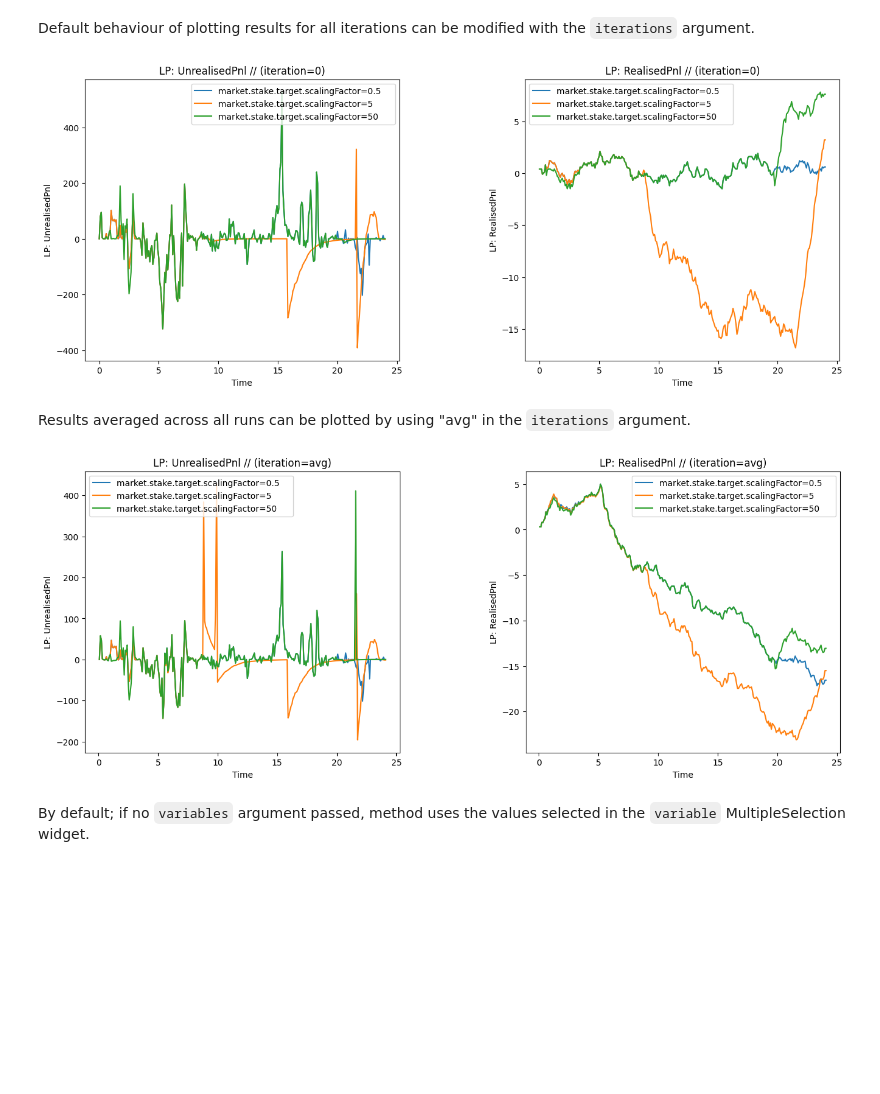
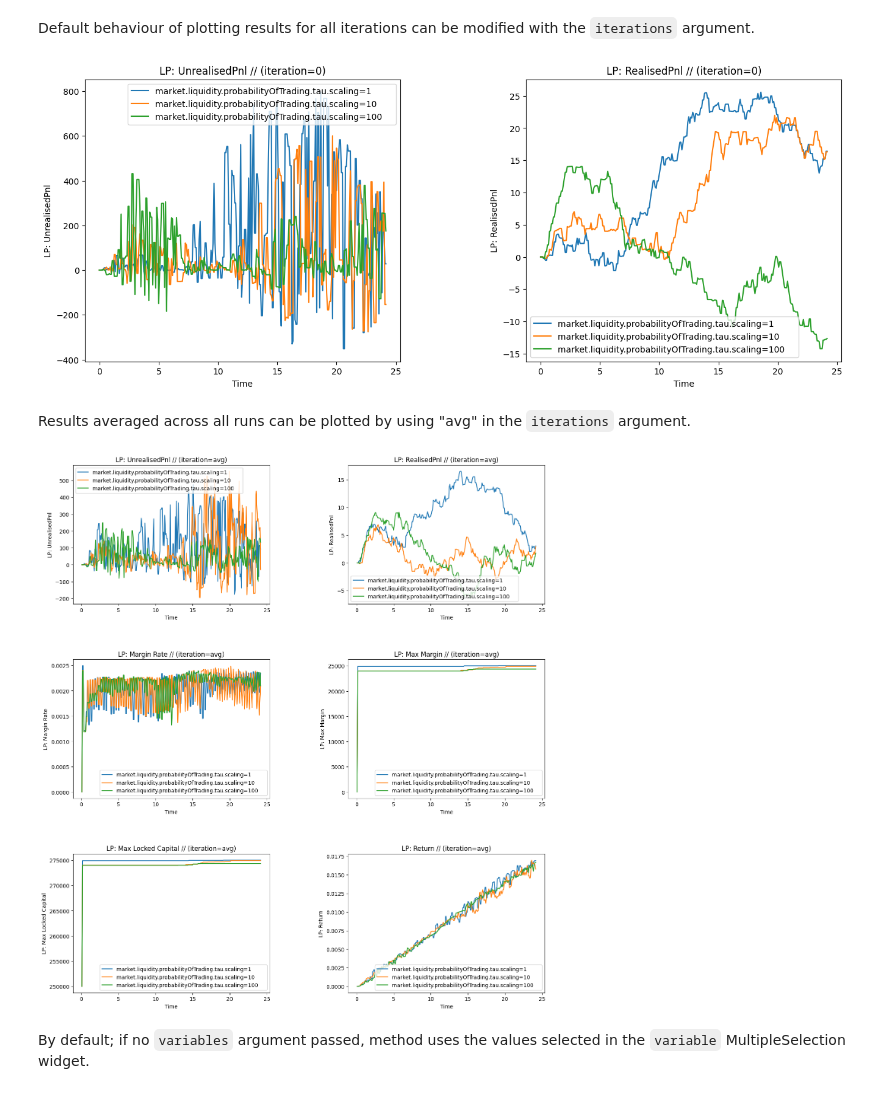
Before and after one commit to vegaprotocol/vega-market-sim, a Jupyter notebook: parameter_results/DemoNotebook.ipynb, the cells around one changed output. Saved outputs shown, nothing was run; the diff lists cells and outputs as text; code cells hidden in the pictures; blank space fills up the shorter version.

Commit message:
feat: add max margin and LP return

```diff
--- a/parameter_results/DemoNotebook.ipynb
+++ b/parameter_results/DemoNotebook.ipynb
@@ -34,7 +34,7 @@ A dictionary containing default widgets is also created for use in the notebook:
 - `widgets["variable"]`: MultiSelect widget for selecting variables
 # %%
 experiment = SingleParameterExperimentTk(
-    path=os.getcwd() + "/StakeTargetScaling",
+    path=os.getcwd() + "/TauScaling_Curve",
     dt=5/60
 )
 # %% [markdown]
@@ -109,14 +109,14 @@ Default behaviour of plotting results for all iterations can be modified with th
 # %%
 experiment.plot_results(variables=["LP: UnrealisedPnl", "LP: RealisedPnl"], iterations=[0])
 # %% [output]
-[figure, old version]
+[figure, new version]
 # %% [markdown]
 Results averaged across all runs can be plotted by using "avg" in the `iterations`
 argument.
 # %%
-experiment.plot_results(variables=["LP: UnrealisedPnl", "LP: RealisedPnl"], iterations=["avg"])
+experiment.plot_results(variables=["LP: UnrealisedPnl", "LP: RealisedPnl", "LP: Margin Rate", "LP: Max Margin","LP: Max Locked Capital", "LP: Return"], iterations=["avg"])
 # %% [output]
-[figure, old version]
+[figure, new version]
 # %% [markdown]
 By default; if no `variables` argument passed, method uses the values selected in the
 `variable` MultipleSelection widget.
```
Also changed, not shown: parts of 9 cells of this notebook, 3 other files.
